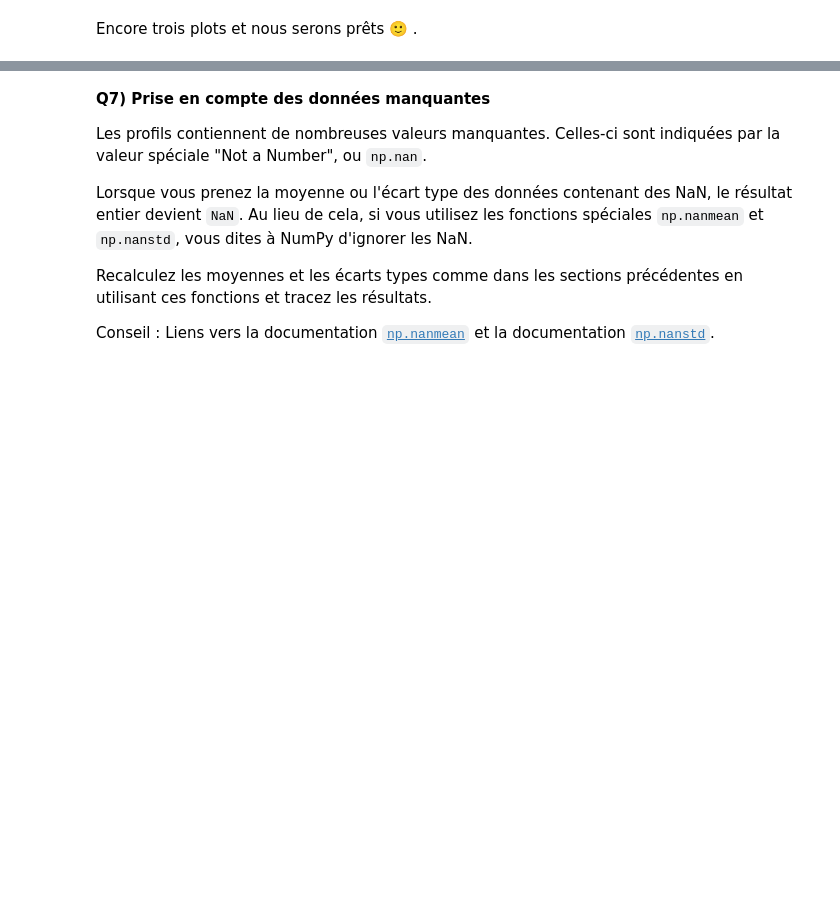
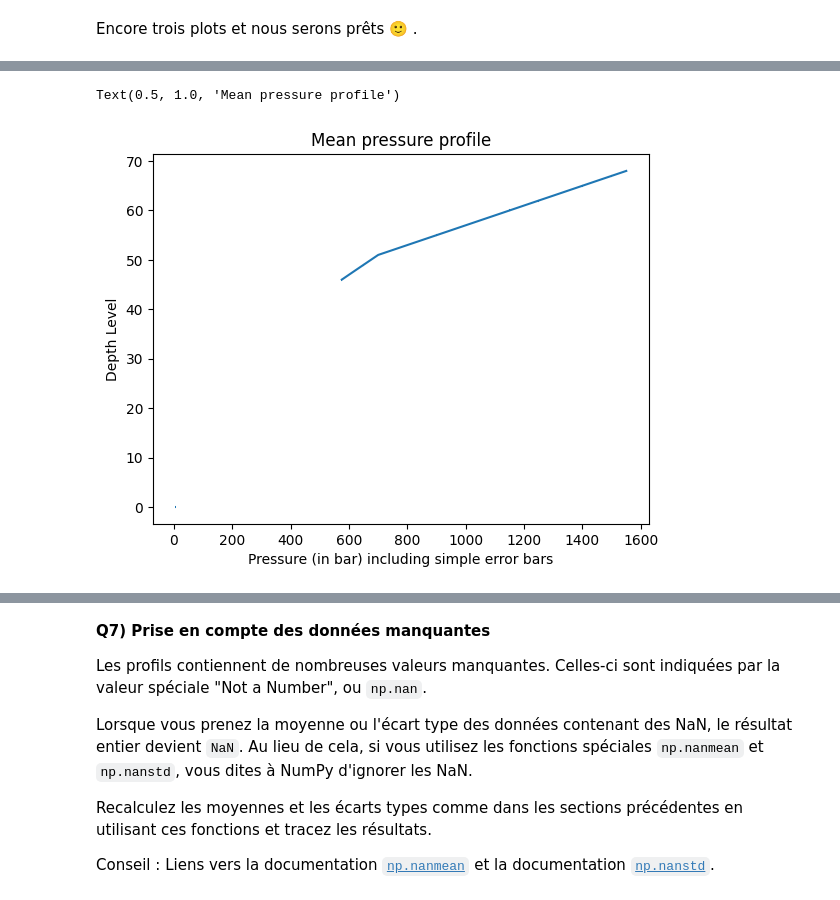
Before and after one commit to TidianeLuyet/2024_Geoinformatique_I, a Jupyter notebook: Geoinformatique_I/IP/Exercices_IP/S4_IP_exercice.ipynb, the cells around one changed output, grey strips where cells are left out. Saved outputs shown, nothing was run; the diff lists cells and outputs as text; code cells hidden in the pictures; blank space fills up the shorter version.

```diff
--- a/Geoinformatique_I/IP/Exercices_IP/S4_IP_exercice.ipynb
+++ b/Geoinformatique_I/IP/Exercices_IP/S4_IP_exercice.ipynb
@@ -292,0 +406,8 @@ Encore trois plots et nous serons prêts 🙂 .
+# %%
+plt.errorbar(np.mean(P,axis=1),levels,xerr=np.std(P,axis=1))
+plt.xlabel('Pressure (in bar) including simple error bars')
+plt.ylabel('Depth Level')
+plt.title('Mean pressure profile')
+# %% [output]
+Text(0.5, 1.0, 'Mean pressure profile')
+[figure, added]
```
Also changed, not shown: parts of 24 cells of this notebook.
